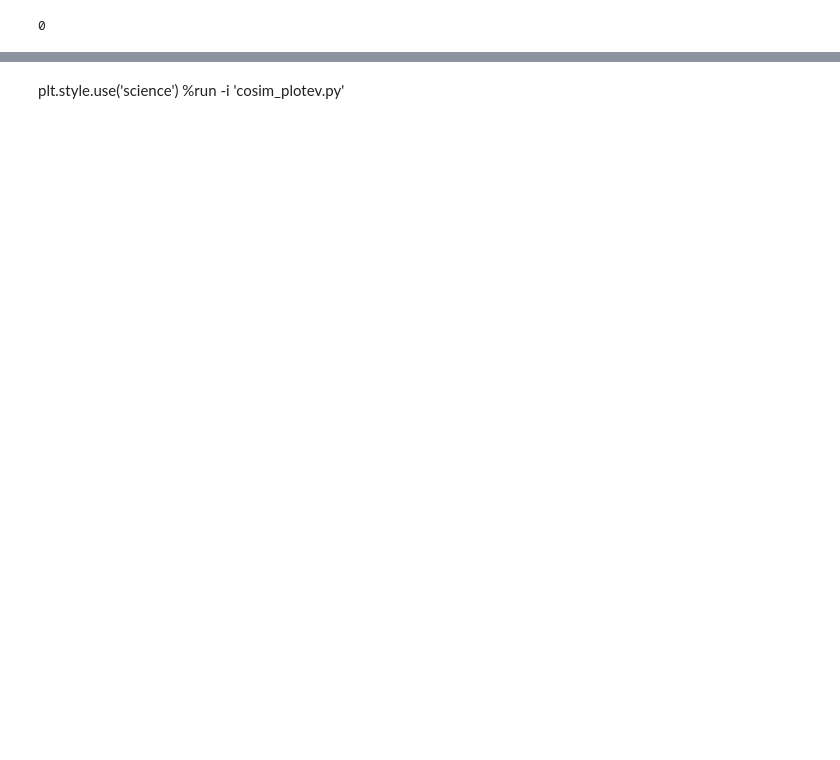
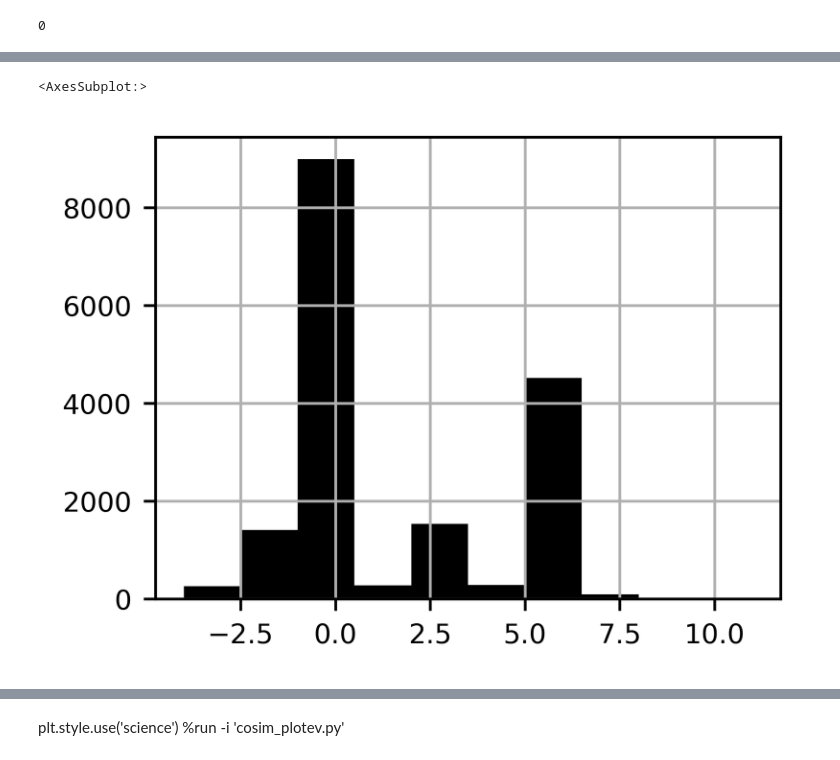
Before and after one commit to jinningwang/andes, a Jupyter notebook: jwang/notes/cosim_ev_F2_ict_test.ipynb, the cells around one changed output, grey strips where cells are left out. Drawn from its saved outputs; the diff is of its cells as text; code cells hidden in the pictures; blank space fills up the shorter version.

```diff
--- a/jwang/notes/cosim_ev_F2_ict_test.ipynb
+++ b/jwang/notes/cosim_ev_F2_ict_test.ipynb
@@ -240,3 +241,10 @@ sse.ev["ict"].hist(bins=30)
+# %%
+evc = sse.ev.copy()
+evc['dna'] = evc['na'] - evc['na0']
+evc['dna'].hist()
+# %% [output]
+<AxesSubplot:>
+[figure, added]
 # %%
 %run -i 'cosim_plot.py'
 # %% [output]
```
Also changed, not shown: parts of 9 cells of this notebook, 15 other files.
